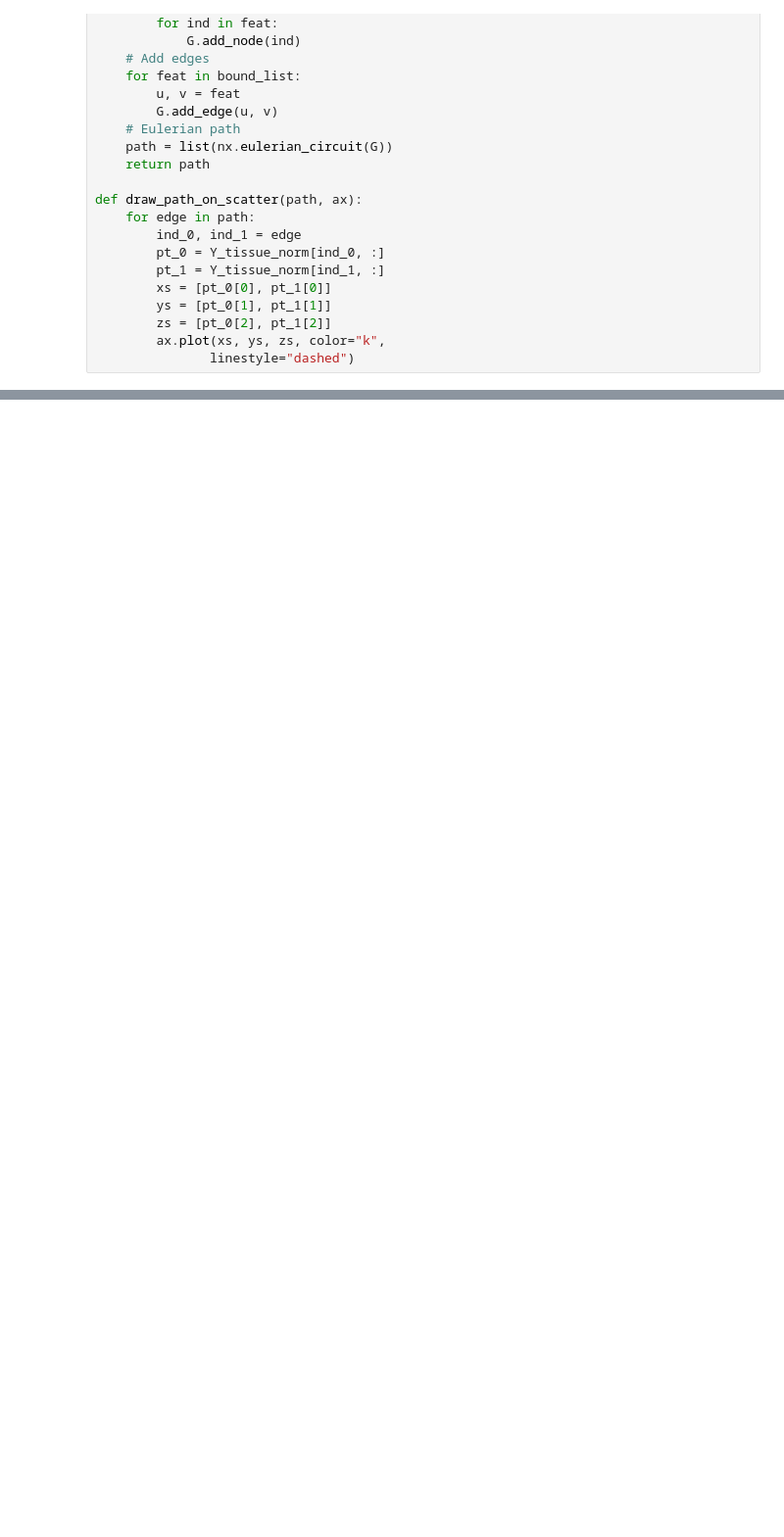
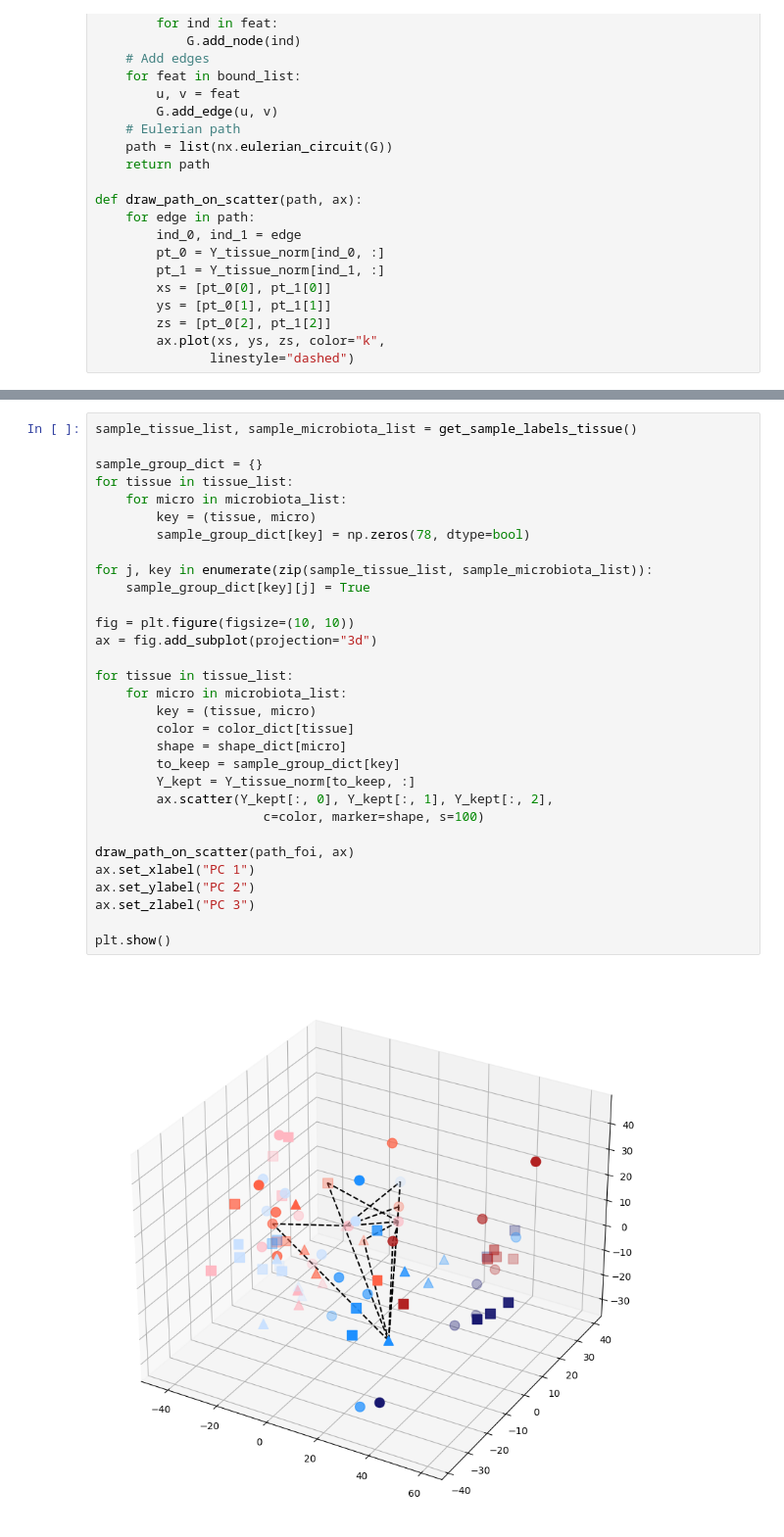
Before and after one commit to robbobbinett/learning_atlas_Graphs, a Jupyter notebook: 20_nov_2023.ipynb, the cells around one changed output, grey strips where cells are left out. Shown at 98% size. Cells and saved outputs as stored; diff of their text form; blank space fills up the shorter version.

```diff
--- a/20_nov_2023.ipynb
+++ b/20_nov_2023.ipynb
@@ -311,0 +305,33 @@ plt.show()
+# %%
+sample_tissue_list, sample_microbiota_list = get_sample_labels_tissue()
+
+sample_group_dict = {}
+for tissue in tissue_list:
+    for micro in microbiota_list:
+        key = (tissue, micro)
+        sample_group_dict[key] = np.zeros(78, dtype=bool)
+
+for j, key in enumerate(zip(sample_tissue_list, sample_microbiota_list)):
+    sample_group_dict[key][j] = True
+
+fig = plt.figure(figsize=(10, 10))
+ax = fig.add_subplot(projection="3d")
+
+for tissue in tissue_list:
+    for micro in microbiota_list:
+        key = (tissue, micro)
+        color = color_dict[tissue]
+        shape = shape_dict[micro]
+        to_keep = sample_group_dict[key]
+        Y_kept = Y_tissue_norm[to_keep, :]
+        ax.scatter(Y_kept[:, 0], Y_kept[:, 1], Y_kept[:, 2],
+                      c=color, marker=shape, s=100)
+
+draw_path_on_scatter(path_foi, ax)
+ax.set_xlabel("PC 1")
+ax.set_ylabel("PC 2")
+ax.set_zlabel("PC 3")
+
+plt.show()
+# %% [output]
+[figure, added]
```
Also changed, not shown: parts of 10 cells of this notebook, 2 other files.
